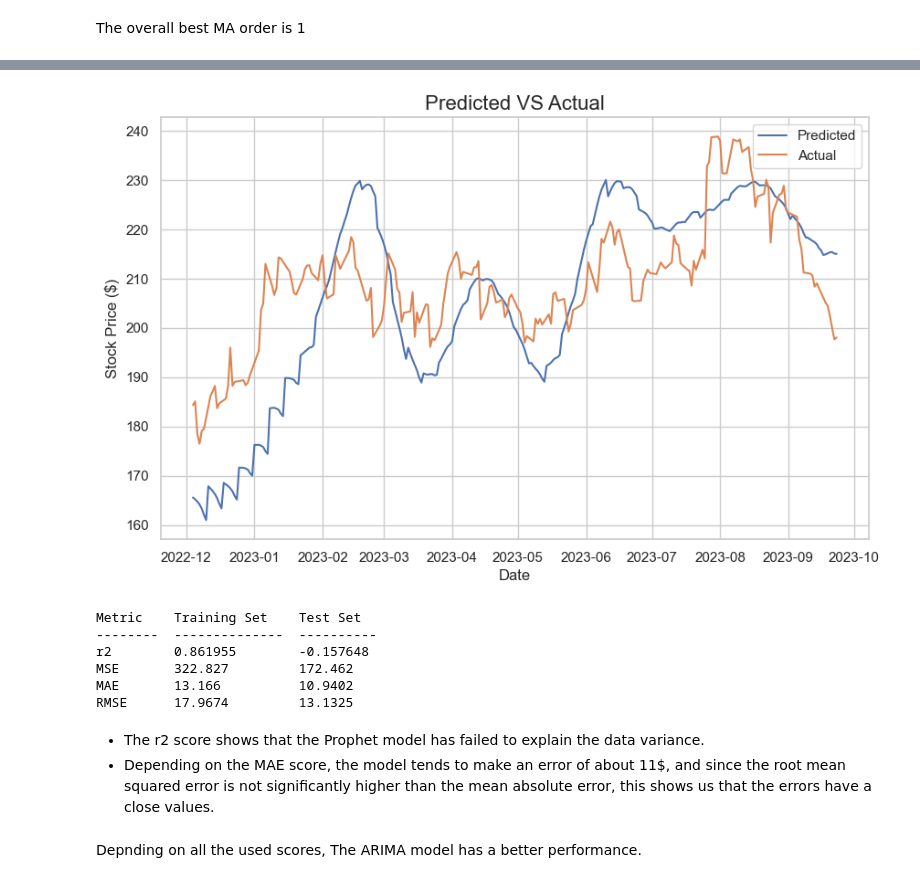
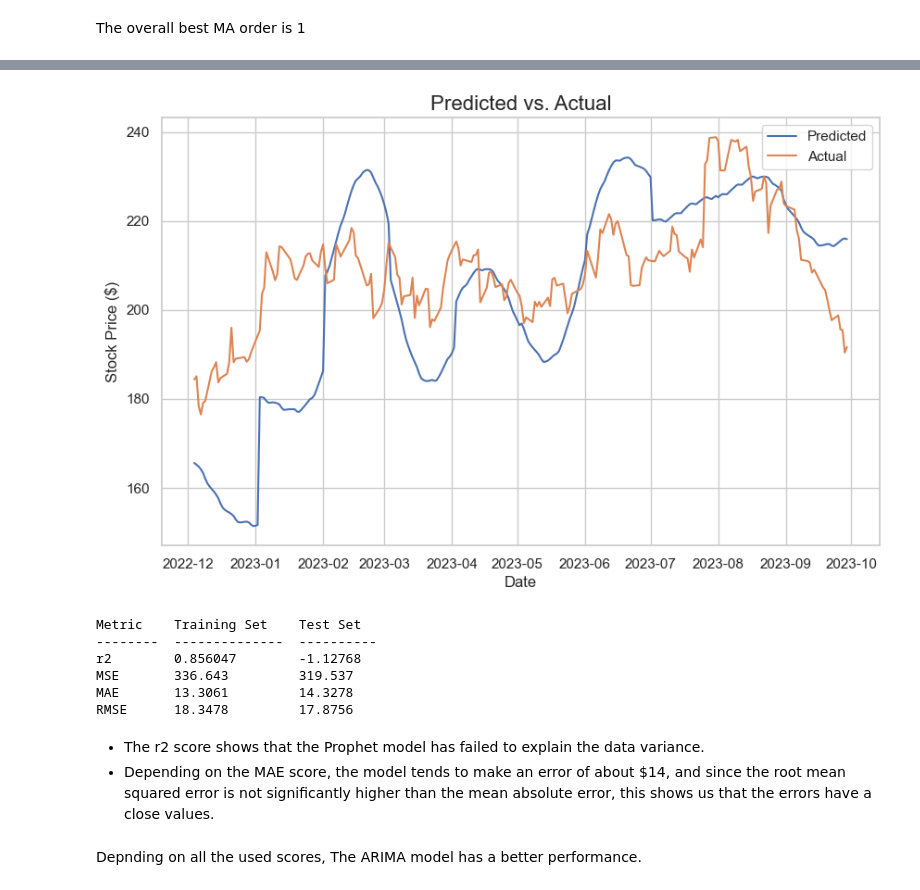
Before and after one commit to Mahdi-Kriaa/Stock_Price_Forecasting, a Jupyter notebook: stock_price_forecasting.ipynb, the cells around one changed output, grey strips where cells are left out. Saved outputs shown, nothing was run; the diff lists cells and outputs as text; code cells hidden in the pictures.

```diff
--- a/stock_price_forecasting.ipynb
+++ b/stock_price_forecasting.ipynb
@@ -133,12 +108,12 @@ The overall best MA order is 1
 # %%
 # 7 steps forecast with the ARIMA model
 start = df_train.shape[0]-1
-ends_list = [start+7*i for i in range(df_test.shape[0]//7)]
+ends_list = [start+30*i for i in range(df_test.shape[0]//30)]
 predict_list = []
 for i in ends_list:
     arima_model = ARIMA(df_adj_close.iloc[:i], order=(1,1,1))
     arima_model_fit = arima_model.fit()
-    predict_list = predict_list + arima_model_fit.forecast(7).to_list()
+    predict_list = predict_list + arima_model_fit.forecast(30).to_list()
 # %%
 # plot predicted and actual values for the Prophet model
 plt.figure(figsize=(10,6))
@@ -185,11 +160,11 @@ df_test_prophet = df_prophet.iloc[-300:]
 # %%
 # 7 steps forecast with the Prophet model
 start = df_train.shape[0]-1
-ends_list = [start+7*i for i in range(df_test.shape[0]//7)]
+ends_list = [start+30*i for i in range(df_test.shape[0]//30)]
 predict_list_prophet = []
 for i in ends_list:
     prophet_model = Prophet()
     prophet_model.fit(df_prophet.iloc[:i])
-    future = prophet_model.make_future_dataframe(periods=7, include_history=False)
+    future = prophet_model.make_future_dataframe(periods=30, include_history=False)
     predict_list_prophet = predict_list_prophet + prophet_model.predict(future)["yhat"].to_list()
 # %% [output]
@@ -213,15 +191,15 @@ for i in ends_list:
 # %%
 # plot predicted and actual values for the Prophet model
 plt.figure(figsize=(10,6))
 plt.plot(df_test_prophet["ds"][:len(predict_list_prophet)], predict_list_prophet, label="Predicted")
 plt.plot(df_test_prophet["ds"][:len(predict_list_prophet)], df_test_prophet["y"][:len(predict_list_prophet)], label="Actual")
-plt.title("Predicted VS Actual", size=16)
+plt.title("Predicted vs. Actual", size=16)
 plt.xlabel("Date")
 plt.ylabel("Stock Price ($)")
 plt.legend()
 plt.show()
 # %% [output]
-[figure, old version]
+[figure, new version]
 # %%
 y_train = df_train_prophet["y"]
 y_test = df_test_prophet["y"][:len(predict_list_prophet)]
@@ -238,12 +216,12 @@ print(tab)
 # %% [output]
 Metric    Training Set    Test Set
 --------  --------------  ----------
-r2        0.861955        -0.157648
-MSE       322.827         172.462
-MAE       13.166          10.9402
-RMSE      17.9674         13.1325
+r2        0.856047        -1.12768
+MSE       336.643         319.537
+MAE       13.3061         14.3278
+RMSE      18.3478         17.8756
 # %% [markdown]
 - The r2 score shows that the Prophet model has failed to explain the data variance.
-- Depending on the MAE score, the model tends to make an error of about 11$, and since the root mean squared error is not significantly higher than the mean absolute error, this shows us that the errors have a close values.
+- Depending on the MAE score, the model tends to make an error of about $14, and since the root mean squared error is not significantly higher than the mean absolute error, this shows us that the errors have a close values.
 # %% [markdown]
 Depnding on all the used scores, The ARIMA model has a better performance.
```
Also changed, not shown: parts of 13 cells of this notebook.
